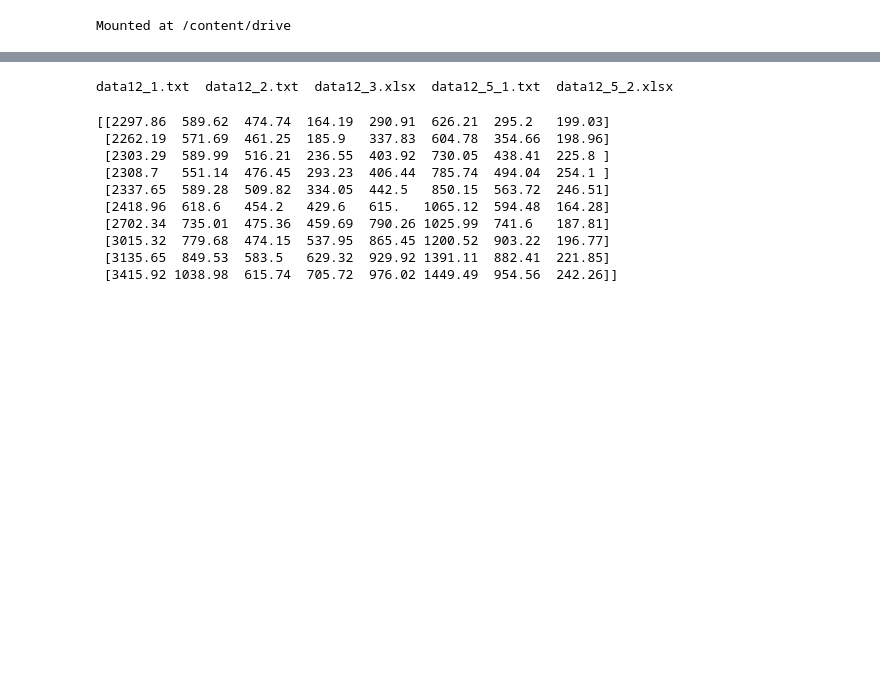
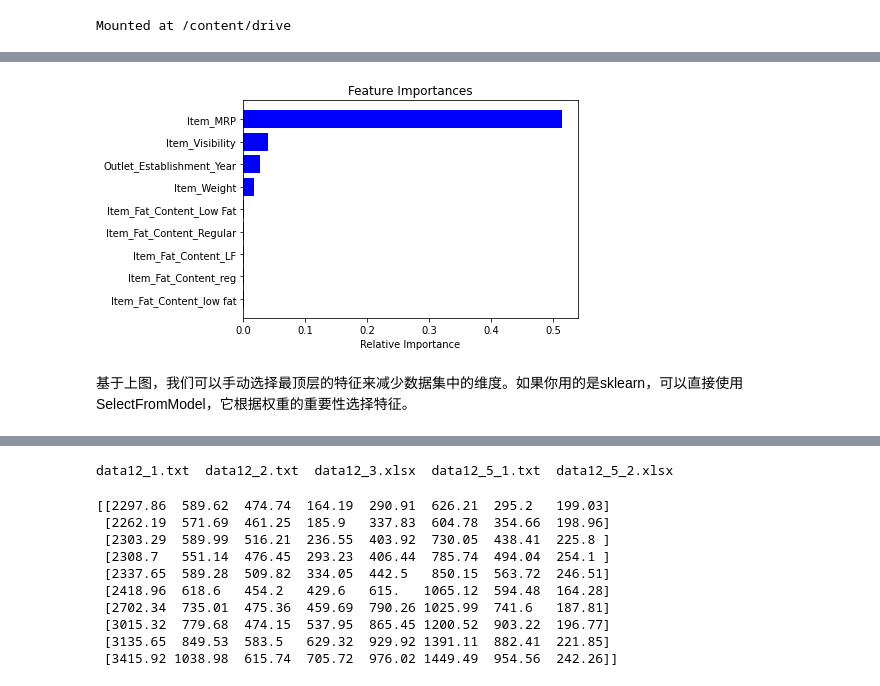
Before and after one commit to XuRui314/MathematicalModeling, a Jupyter notebook: Multivariate_Analysis.ipynb, the cells around one changed output, grey strips where cells are left out. Saved outputs shown, nothing was run; the diff lists cells and outputs as text; code cells hidden in the pictures; blank space fills up the shorter version.

```diff
--- a/Multivariate_Analysis.ipynb
+++ b/Multivariate_Analysis.ipynb
@@ -10,0 +118,3 @@ Mounted at /content/drive
+# %%
+train['Item_Weight'].fillna(train['Item_Weight'].median(), inplace=True) # 填充中位数
+train['Outlet_Size'].fillna(train['Outlet_Size'].mode()[0], inplace=True) # 填充众数
@@ -10,0 +171,8 @@ Mounted at /content/drive
+# %%
+numeric = train[['Item_Weight', 'Item_Visibility', 'Item_MRP', 'Outlet_Establishment_Year']]
+var = numeric.var()
+numeric = numeric.columns
+variable = [ ]
+for i in range(0,len(var)):
+    if var[i]>=10:   # 将阈值设置为10％
+       variable.append(numeric[i])
@@ -10,0 +191,6 @@ Mounted at /content/drive
+# %%
+train=pd.read_csv("Big-Mark-Sales.csv")
+train['Item_Weight'].fillna(train['Item_Weight'].median(), inplace=True) # 填充中位数
+train['Outlet_Size'].fillna(train['Outlet_Size'].mode()[0], inplace=True) # 填充众数
+df=train.drop('Item_Outlet_Sales', 1)
+df.corr()
@@ -10,0 +215,6 @@ Mounted at /content/drive
+# %%
+from sklearn.ensemble import RandomForestRegressor
+df=df.drop(['Item_Identifier', 'Outlet_Identifier'], axis=1)
+model = RandomForestRegressor(random_state=1, max_depth=10)
+df=pd.get_dummies(df) # get_dummies 是利用pandas实现one hot encode的方式，教程：https://www.datalearner.com/blog/1051637141445141
+model.fit(df,train.Item_Outlet_Sales)
@@ -10,0 +242,13 @@ Mounted at /content/drive
+# %%
+features = df.columns
+importances = model.feature_importances_
+indices = np.argsort(importances[0:9])  # top 10 features
+plt.title('Feature Importances')
+plt.barh(range(len(indices)), importances[indices], color='b', align='center')
+plt.yticks(range(len(indices)), [features[i] for i in indices])
+plt.xlabel('Relative Importance')
+plt.show()
+# %% [output]
+[figure, added]
+# %% [markdown]
+基于上图，我们可以手动选择最顶层的特征来减少数据集中的维度。如果你用的是sklearn，可以直接使用SelectFromModel，它根据权重的重要性选择特征。
```
Also changed, not shown: parts of 76 cells of this notebook.
